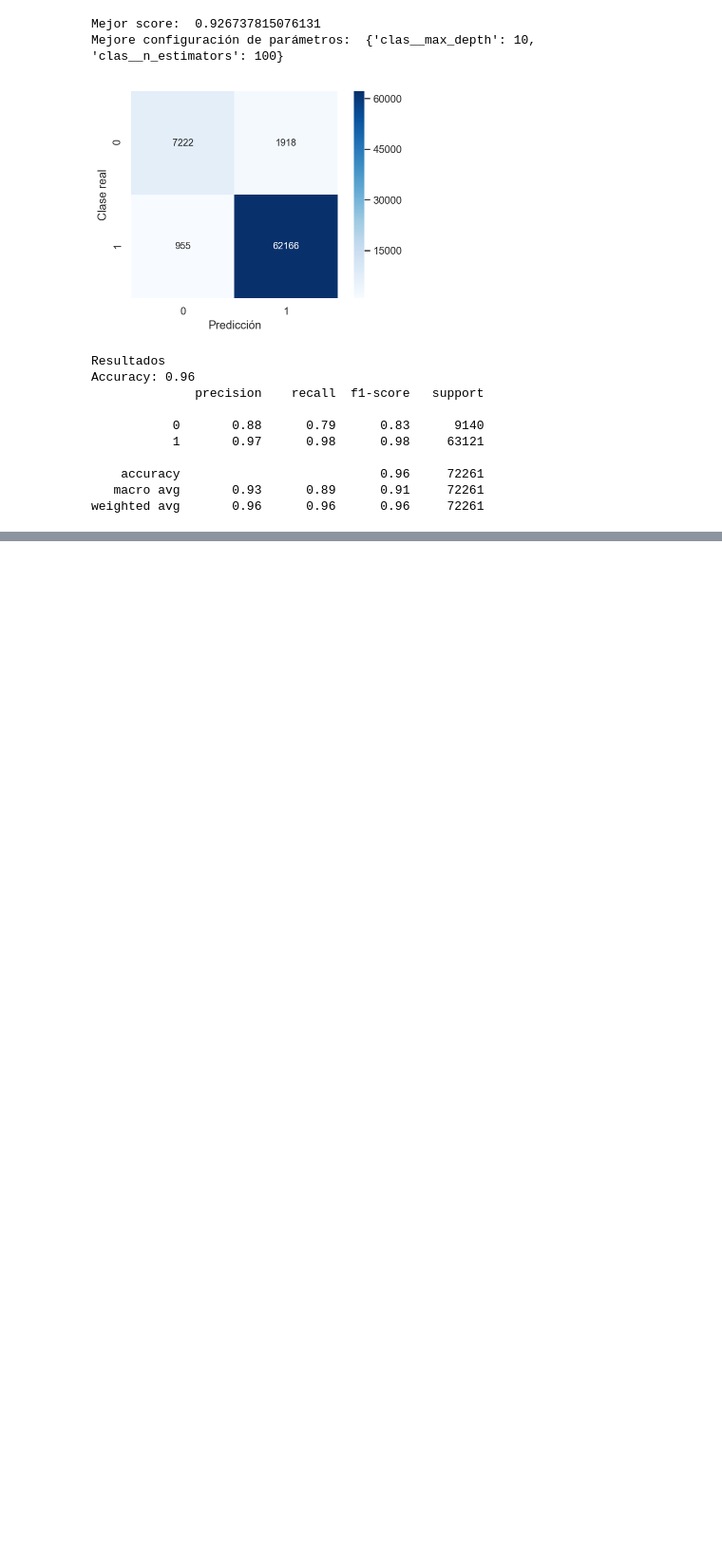
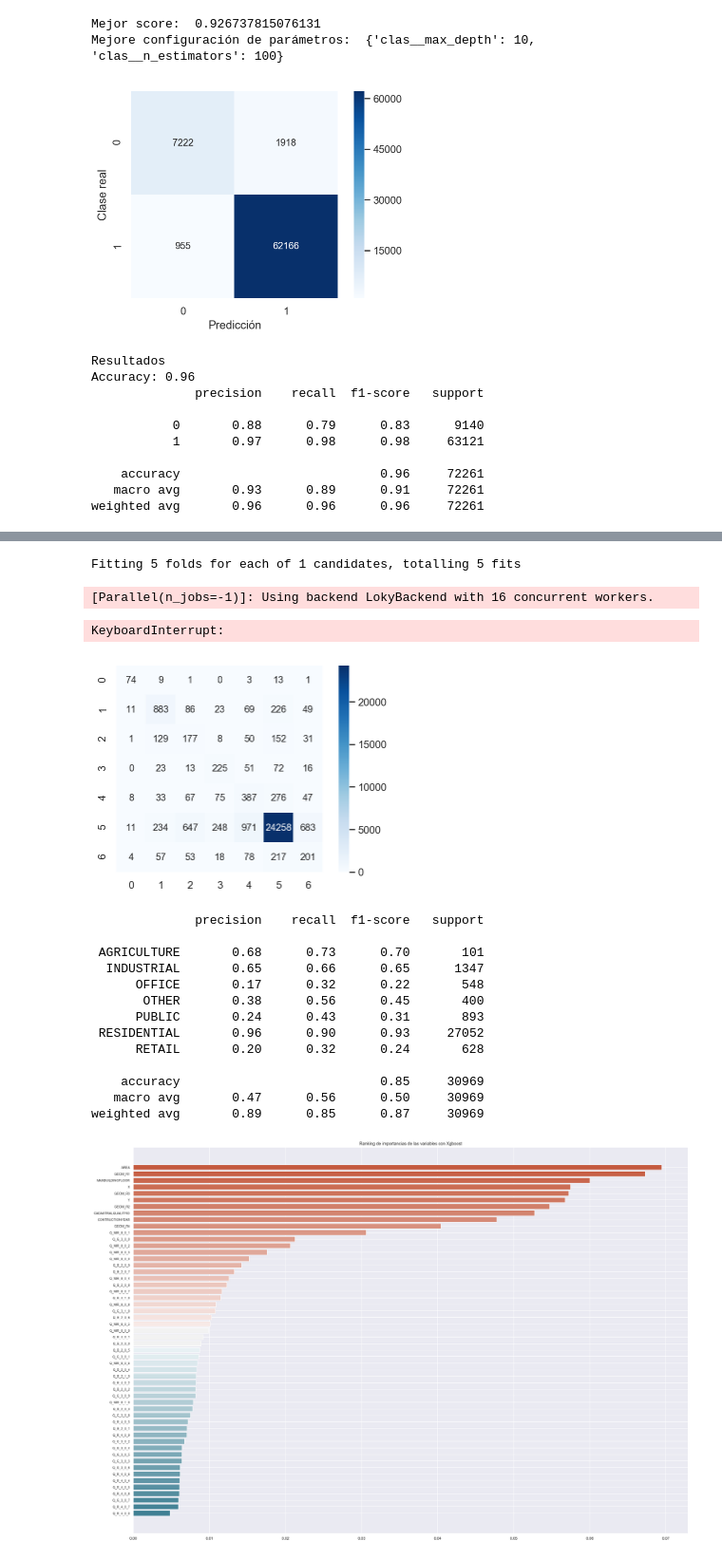
Before and after one commit to cifucg/minsait_land_classification, a Jupyter notebook: Analisis Exploratorio (FINAL).ipynb, the cells around one changed output, grey strips where cells are left out. Shown at 95% size. Saved outputs shown, nothing was run; the diff lists cells and outputs as text; code cells hidden in the pictures; blank space fills up the shorter version.

```diff
--- a/Analisis Exploratorio (FINAL).ipynb
+++ b/Analisis Exploratorio (FINAL).ipynb
@@ -1124,0 +1169,59 @@ EXPLICACION
+# %%
+X = df_modelar.drop(columns=df_modelar.columns[-2:]).copy()
+y = df_modelar['CLASE'].copy() #En este caso utilizamos la clase a predecir en vez de la subclase generada para el primer modelo
+
+sm = SMOTE(random_state=10, sampling_strategy='not majority')
+# %%
+X_train, X_test, y_train, y_test = train_test_split(X, y, test_size=0.3, stratify=y, random_state=10)
+# %%
+model = RandomForestClassifier(random_state=10)
+
+parameters = {}
+parameters['clas__max_depth'] = [20] #Quitamos None para que no sobreajuste al conjunto de train y que no pueda hacer la profundidad que el modelo desee.
+                                               # Lo forzamos a ponerle profundidad, como máximo 20, aunque se podría establecer mayor profundidad pero no queremos que sobreajute a los datos del train.
+parameters['clas__n_estimators'] = [200]
+parameters['clas__class_weight'] = ['balanced']
+
+pipe = Pipeline(steps=[('prep', df_modelar_trans), ('smt', sm), ('clas', model)])
+GS = GridSearchCV(pipe, parameters, cv=5, n_jobs=-1, scoring='accuracy', refit=True, verbose=1)
+GS.fit(X_train, y_train)
+print(f"Mejor score: ", GS.best_score_)
+print("Mejore configuración de parámetros: ", GS.best_params_)
+
+pipe = GS.best_estimator_
+# %% [output]
+Fitting 5 folds for each of 1 candidates, totalling 5 fits
+[Parallel(n_jobs=-1)]: Using backend LokyBackend with 16 concurrent workers.
+KeyboardInterrupt:
+# %%
+y_pred = pipe.predict(X_test)
+sns.heatmap(confusion_matrix(y_test, y_pred), square=True, annot=True, fmt='d', cbar=True, cmap=plt.cm.Blues)
+plt.show()
+print(classification_report(y_test, y_pred))
+# Extrae las importancias
+importances = pipe['clas'].feature_importances_
+# Extrae los índices ordenados de menor a mayor
+ranking = np.argsort(importances)
+
+#Ahora que hemos obtenido las importancias de las variables y su ranking, vamos a dibujarlo
+plt.figure(figsize=(28,20))
+plt.title(f"Ranking de importancias de las variables con {m}")
+plt.barh(range(df_modelar.shape[1]-2), importances[ranking],color=sns.diverging_palette(220, 20, n=55),align='center')
+plt.yticks(range(df_modelar.shape[1]-2), X.columns[ranking], fontsize=9)
+plt.show()
+# %% [output]
+[figure, added]
+              precision    recall  f1-score   support
+
+ AGRICULTURE       0.68      0.73      0.70       101
+  INDUSTRIAL       0.65      0.66      0.65      1347
+      OFFICE       0.17      0.32      0.22       548
+       OTHER       0.38      0.56      0.45       400
+      PUBLIC       0.24      0.43      0.31       893
+ RESIDENTIAL       0.96      0.90      0.93     27052
+      RETAIL       0.20      0.32      0.24       628
+
+    accuracy                           0.85     30969
+   macro avg       0.47      0.56      0.50     30969
+weighted avg       0.89      0.85      0.87     30969
+[figure, added]
```
Also changed, not shown: parts of 17 cells of this notebook.
